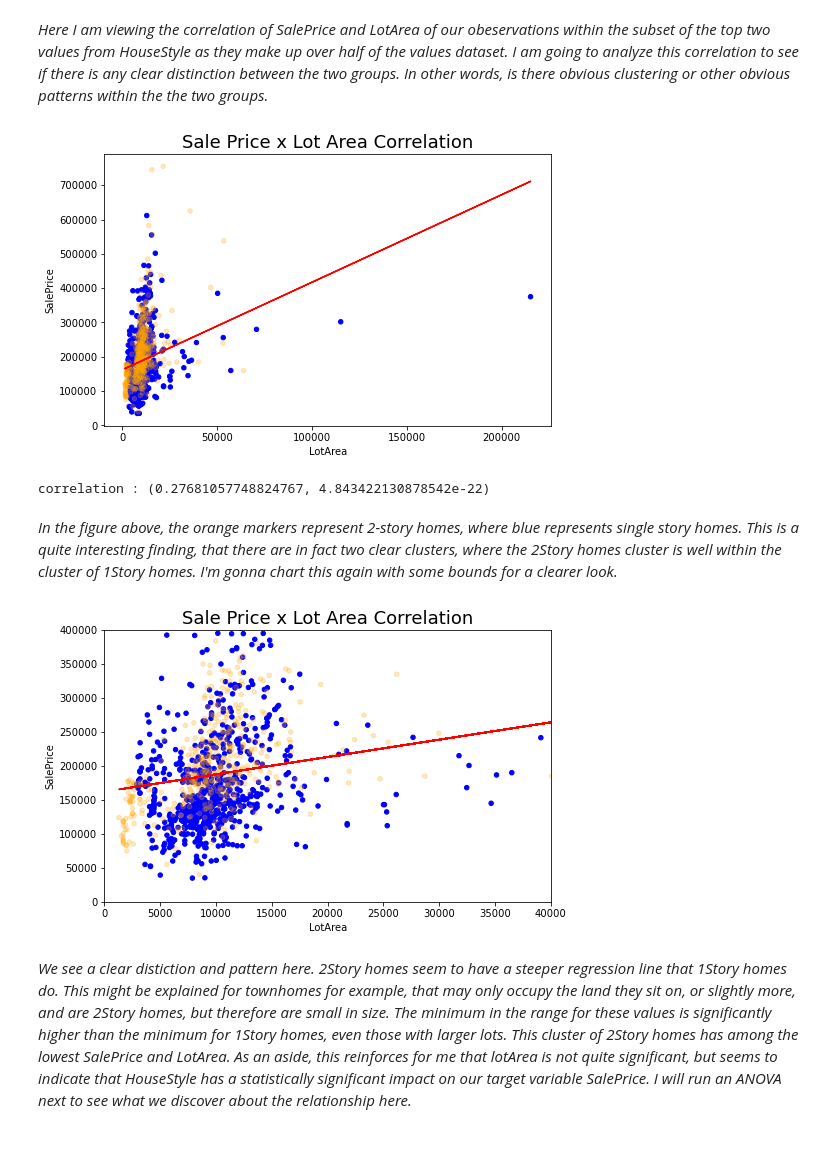
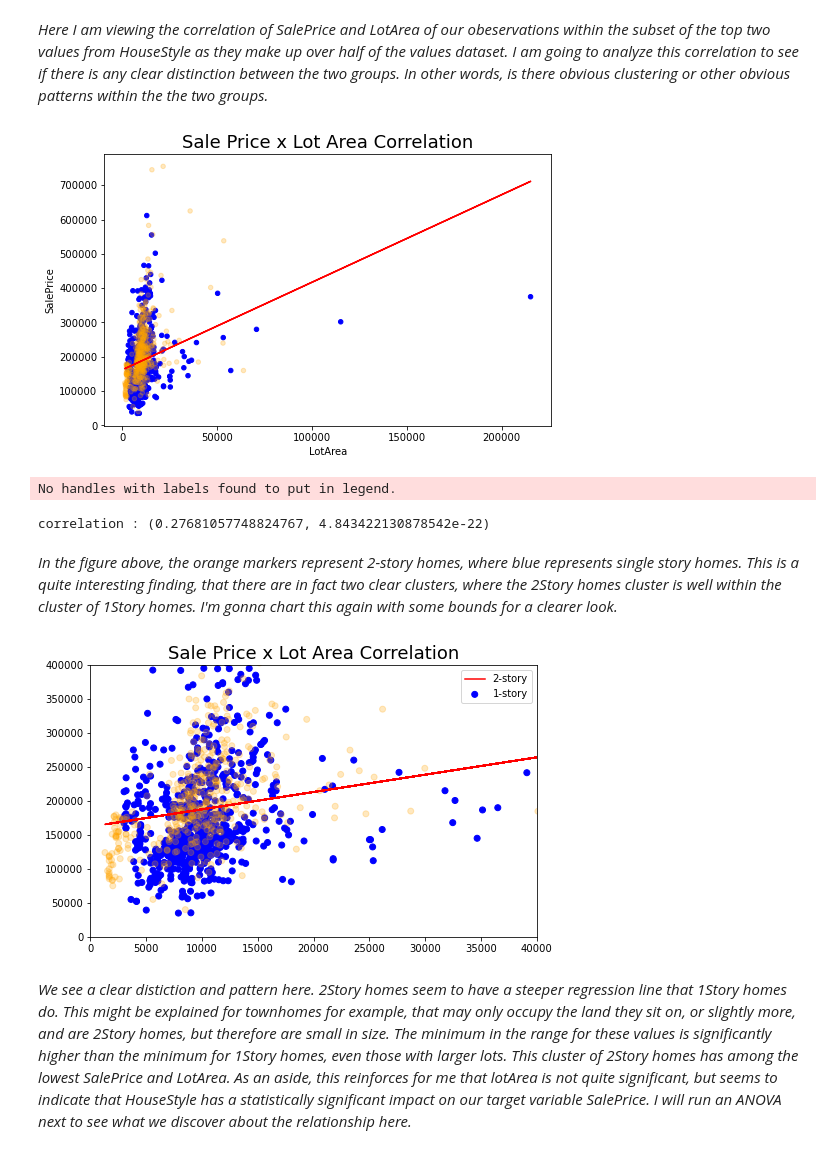
Before and after one commit to StephenDodd1/HousingPricePredictiveModel, a Jupyter notebook: Notebooks/01_data_wrangling.ipynb, the cells around one changed output. Saved outputs shown, nothing was run; the diff lists cells and outputs as text; code cells hidden in the pictures.

```diff
--- a/Notebooks/01_data_wrangling.ipynb
+++ b/Notebooks/01_data_wrangling.ipynb
@@ -224,22 +224,26 @@ ax.plot(x, p.const + p.LotArea * x, c='r')
 plt.title('Sale Price x Lot Area Correlation',size=18)
 plt.rc("figure", figsize=(8,5))
 plt.show()
+ax.legend()
 print ("correlation :",scipy.stats.pearsonr(temp_df.SalePrice, temp_df.LotArea))
 # %% [output]
 [figure]
-correlation : (0.27681057748824767, 4.843422130878542e-22)
+No handles with labels found to put in legend.
+correlation : (0.27681057748824767, 4.843422130878542e-22)
 # %% [markdown]
 *In the figure above, the orange markers represent 2-story homes, where blue represents single story homes. This is a quite interesting finding, that there are in fact two clear clusters, where the 2Story homes cluster is well within the cluster of 1Story homes. I'm gonna chart this again with some bounds for a clearer look.*
 # %%
-ax = temp_df.plot(x='LotArea', y='SalePrice', kind='scatter', alpha=alphas, c=colors)
+fig, ax = plt.subplots()
+ax.scatter(x=temp_df['LotArea'], y=temp_df['SalePrice'], alpha=alphas, c=colors)
 ax.plot(x, p.const + p.LotArea * x, c='r')
 plt.xlim(0,40000)
 plt.ylim(0,400000)
 plt.title('Sale Price x Lot Area Correlation',size=18)
 plt.rc("figure", figsize=(8,5))
+ax.legend(labels=['2-story','1-story'])
 plt.show()
 # %% [output]
-[figure, old version]
+[figure, new version]
 # %% [markdown]
 *We see a clear distiction and pattern here. 2Story homes seem to have a steeper regression line that 1Story homes do. This might be explained for townhomes for example, that may only occupy the land they sit on, or slightly more, and are 2Story homes, but therefore are small in size. The minimum in the range for these values is significantly higher than the minimum for 1Story homes, even those with larger lots. This cluster of 2Story homes has among the lowest SalePrice and LotArea. As an aside, this reinforces for me that lotArea is not quite significant, but seems to indicate that HouseStyle has a statistically significant impact on our target variable SalePrice. I will run an ANOVA next to see what we discover about the relationship here.*
 # %% [markdown]
```
Also changed, not shown: parts of 16 cells of this notebook, 2 other files.
